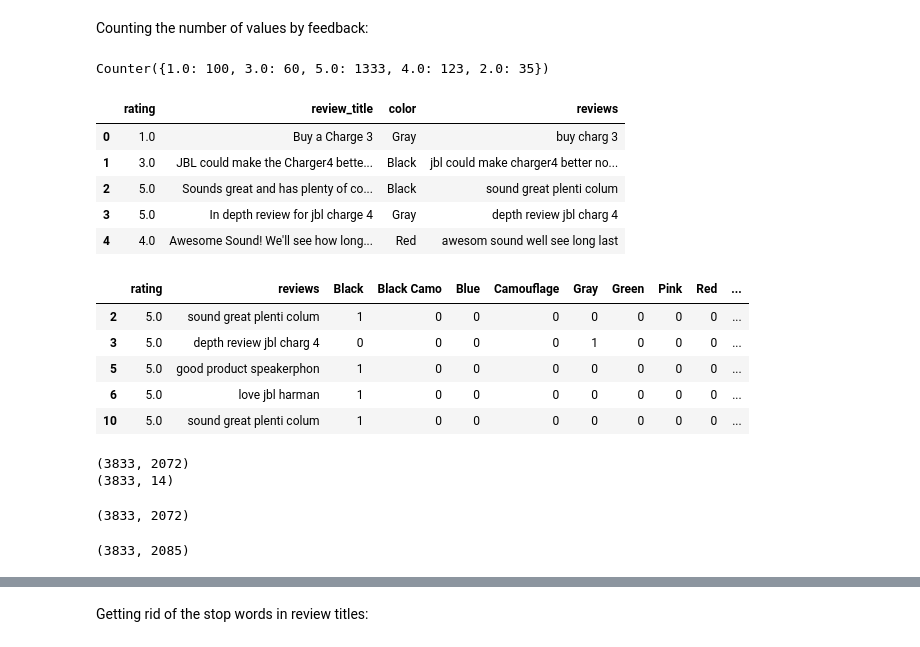
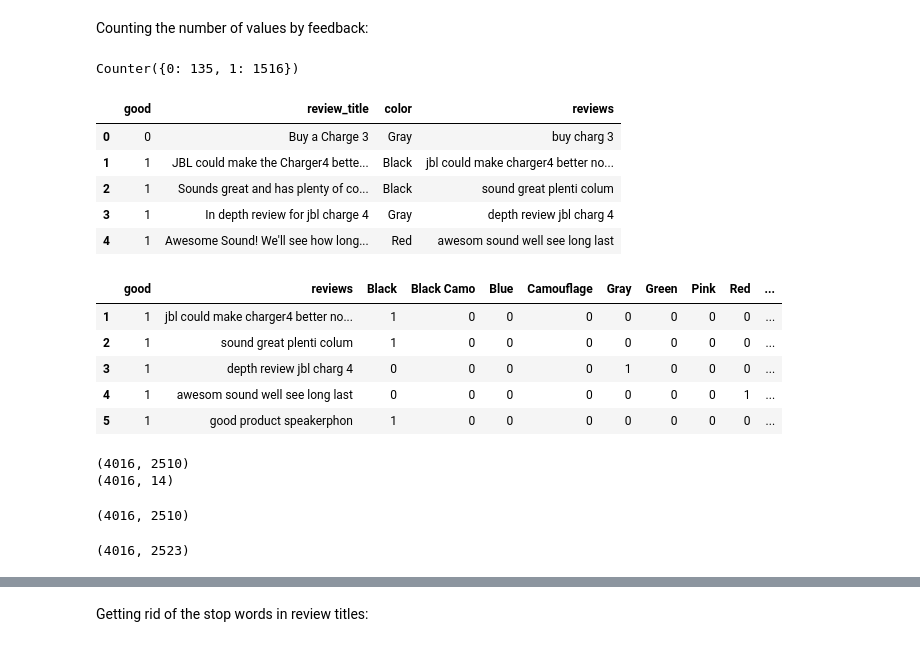
Before and after one commit to kavehamini/Amazon-Review-Analysis-JBL-Charge-4-Speaker-Sentiment-Analysis-NLP, a Jupyter notebook: Machine Learning-NLP-Sentiment Analysis of Amazon reviews for JBL Speaker.ipynb, the cells around one changed output, grey strips where cells are left out. Cells and saved outputs as stored; diff of their text form; code cells hidden in the pictures.

```diff
--- a/Machine Learning-NLP-Sentiment Analysis of Amazon reviews for JBL Speaker.ipynb
+++ b/Machine Learning-NLP-Sentiment Analysis of Amazon reviews for JBL Speaker.ipynb
@@ -62,14 +62,14 @@ Here we will choose different features to train our different models and evaluat
 # %% [markdown]
 Selecting the coloumns (features) that we need:
 # %%
-crtfb=df[['rating', 'review_title', 'color']]
+crtfb=df[['good', 'review_title', 'color']]
 # %% [markdown]
 Counting the number of values by feedback:
 # %%
 import collections
-collections.Counter(crtfb['rating'])
+collections.Counter(crtfb['good'])
 # %% [output]
-Counter({1.0: 100, 3.0: 60, 5.0: 1333, 4.0: 123, 2.0: 35})
+Counter({0: 135, 1: 1516})
 # %%
 stop_words = set(nltk.corpus.stopwords.words('english'))
 sno = nltk.stem.SnowballStemmer('english')
@@ -95,35 +95,35 @@ reviews_text = pd.DataFrame({'reviews': reviews})
 crtfb = pd.concat([crtfb,reviews_text], axis=1)
 crtfb.head()
 # %% [output]
-|  | rating | review_title | color | reviews |
-| 0 | 1.0 | Buy a Charge 3 | Gray | buy charg 3 |
-| 1 | 3.0 | JBL could make the Charger4 bette... | Black | jbl could make charger4 better no... |
-| 2 | 5.0 | Sounds great and has plenty of co... | Black | sound great plenti colum |
-| 3 | 5.0 | In depth review for jbl charge 4 | Gray | depth review jbl charg 4 |
-| 4 | 4.0 | Awesome Sound! We'll see how long... | Red | awesom sound well see long last |
+|  | good | review_title | color | reviews |
+| 0 | 0 | Buy a Charge 3 | Gray | buy charg 3 |
+| 1 | 1 | JBL could make the Charger4 bette... | Black | jbl could make charger4 better no... |
+| 2 | 1 | Sounds great and has plenty of co... | Black | sound great plenti colum |
+| 3 | 1 | In depth review for jbl charge 4 | Gray | depth review jbl charg 4 |
+| 4 | 1 | Awesome Sound! We'll see how long... | Red | awesom sound well see long last |
 # %%
 crtfb.drop(['review_title'], axis=1,inplace=True)
 
 from sklearn.utils import resample
-data_majority = crtfb[crtfb.rating == 5]
-data_minority = crtfb[crtfb.rating == 1]
+data_majority = crtfb[crtfb.good == 1]
+data_minority = crtfb[crtfb.good == 0]
 data_minority_upsampled = resample(data_minority,
                                    replace=True,n_samples=2500,random_state=123)
 data_upsampled = pd.concat([data_majority, data_minority_upsampled])
 final = pd.concat([data_upsampled,
                    pd.get_dummies(data_upsampled['color'],sparse=True)], axis=1)
 
 final.shape
 
 final.drop(['color'], axis=1, inplace=True)
 final.head()
 # %% [output]
-|  | rating | reviews | Black | Black Camo | Blue | Camouflage | Gray | Green | Pink | Red | ... |
-| 2 | 5.0 | sound great plenti colum | 1 | 0 | 0 | 0 | 0 | 0 | 0 | 0 | ... |
-| 3 | 5.0 | depth review jbl charg 4 | 0 | 0 | 0 | 0 | 1 | 0 | 0 | 0 | ... |
-| 5 | 5.0 | good product speakerphon | 1 | 0 | 0 | 0 | 0 | 0 | 0 | 0 | ... |
-| 6 | 5.0 | love jbl harman | 1 | 0 | 0 | 0 | 0 | 0 | 0 | 0 | ... |
-| 10 | 5.0 | sound great plenti colum | 1 | 0 | 0 | 0 | 0 | 0 | 0 | 0 | ... |
+|  | good | reviews | Black | Black Camo | Blue | Camouflage | Gray | Green | Pink | Red | ... |
+| 1 | 1 | jbl could make charger4 better no... | 1 | 0 | 0 | 0 | 0 | 0 | 0 | 0 | ... |
+| 2 | 1 | sound great plenti colum | 1 | 0 | 0 | 0 | 0 | 0 | 0 | 0 | ... |
+| 3 | 1 | depth review jbl charg 4 | 0 | 0 | 0 | 0 | 1 | 0 | 0 | 0 | ... |
+| 4 | 1 | awesom sound well see long last | 0 | 0 | 0 | 0 | 0 | 0 | 0 | 1 | ... |
+| 5 | 1 | good product speakerphon | 1 | 0 | 0 | 0 | 0 | 0 | 0 | 0 | ... |
 # %%
 count_vect = CountVectorizer(ngram_range=(1,2))
 final_counts = count_vect.fit_transform(final['reviews'].values)
@@ -131,21 +131,21 @@ print(final_counts.get_shape())
 print(final.shape)
 final.drop(['reviews'],axis=1,inplace=True)
 # %% [output]
-(3833, 2072)
-(3833, 14)
+(4016, 2510)
+(4016, 14)
 # %%
 rev_df = pd.DataFrame(final_counts.todense(),columns=count_vect.get_feature_names())
 # %%
 rev_df.shape
 # %% [output]
-(3833, 2072)
+(4016, 2510)
 # %%
 final.reset_index(inplace=True, drop=True)
 final_df = pd.concat([final,rev_df], axis=1)
 # %%
 final_df.shape
 # %% [output]
-(3833, 2085)
+(4016, 2523)
 # %%
 X = final_df.iloc[:,1:].values
 y = np.ravel(final_df.iloc[:,0:1].values)
```
Also changed, not shown: parts of 3 cells of this notebook.
